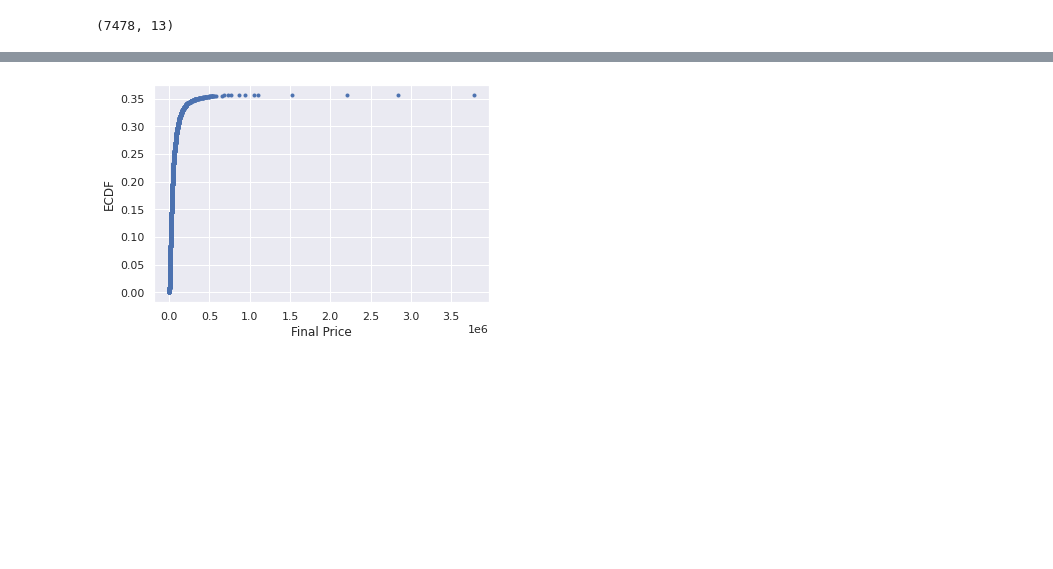
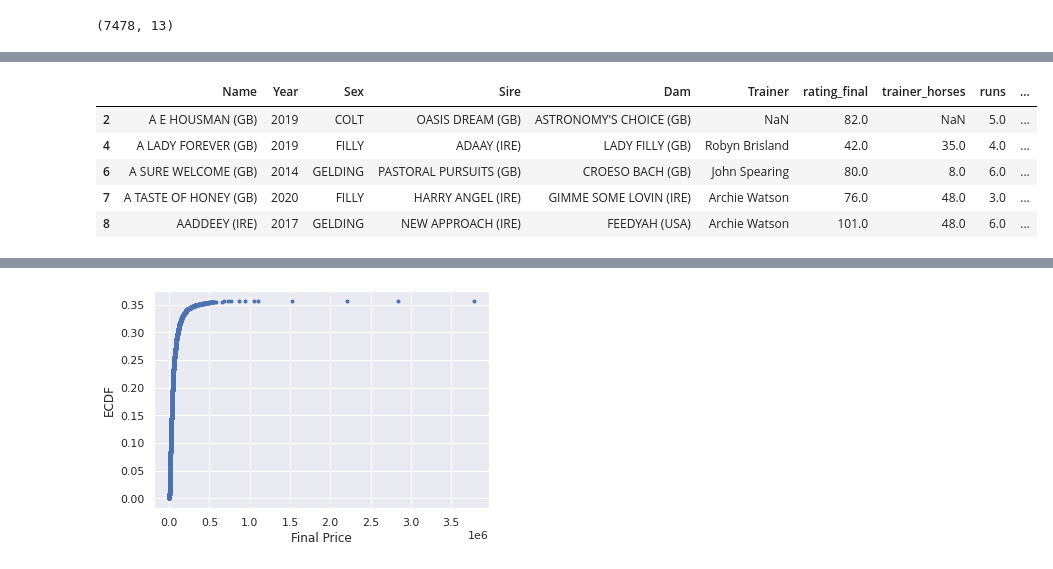
Before and after one commit to samkirwanppb/UCDPA_SamKirwan, a Jupyter notebook: project.ipynb, the cells around one changed output, grey strips where cells are left out. Saved outputs shown, nothing was run; the diff lists cells and outputs as text; code cells hidden in the pictures; blank space fills up the shorter version.

```diff
--- a/project.ipynb
+++ b/project.ipynb
@@ -333,0 +369,4 @@ data.shape
+# %%
+###Sire_median_yearling_price would be an educated guess as to what the horse made and could be a good part of prepoccing data #also bring in trainer avg.
+avg_trainer_price = data.groupby('Trainer')['final_price'].agg({'mean', 'count'}).rename(columns = {'mean':'mean_trainer_price', 'count': 'count_trainer_price'})
+avg_trainer_price.head(), avg_trainer_price.shape, avg_trainer_price.loc[avg_trainer_price['count_trainer_price'] > 5].shape ##come up with a plan on trainer avg here. will merge in below.
@@ -333,0 +381,3 @@ data.shape
+# %%
+data_df = data.merge(avg_trainer_price, how = 'left', on = 'Trainer')
+data_df.head()
@@ -333,0 +391,3 @@ data.shape
+# %%
+data_df['final_price_est'] = data_df.loc[data_df['final_price'].isna()][['mean_trainer_price', 'Sire_median_yearling_price']].mean(axis=1) ##sire_median_yearling price is the wrong data type.
+data_df.isna().sum()
@@ -333,0 +412,9 @@ data.shape
+# %%
+data_df.loc[data_df['final_price'].isna()].head()
+# %% [output]
+|  | Name | Year | Sex | Sire | Dam | Trainer | rating_final | trainer_horses | runs | ... |
+| 2 | A E HOUSMAN (GB) | 2019 | COLT | OASIS DREAM (GB) | ASTRONOMY'S CHOICE (GB) | NaN | 82.0 | NaN | 5.0 | ... |
+| 4 | A LADY FOREVER (GB) | 2019 | FILLY | ADAAY (IRE) | LADY FILLY (GB) | Robyn Brisland | 42.0 | 35.0 | 4.0 | ... |
+| 6 | A SURE WELCOME (GB) | 2014 | GELDING | PASTORAL PURSUITS (GB) | CROESO BACH (GB) | John Spearing | 80.0 | 8.0 | 6.0 | ... |
+| 7 | A TASTE OF HONEY (GB) | 2020 | FILLY | HARRY ANGEL (IRE) | GIMME SOME LOVIN (IRE) | Archie Watson | 76.0 | 48.0 | 3.0 | ... |
+| 8 | AADDEEY (IRE) | 2017 | GELDING | NEW APPROACH (IRE) | FEEDYAH (USA) | Archie Watson | 101.0 | 48.0 | 6.0 | ... |
```
Also changed, not shown: parts of 22 cells of this notebook.
